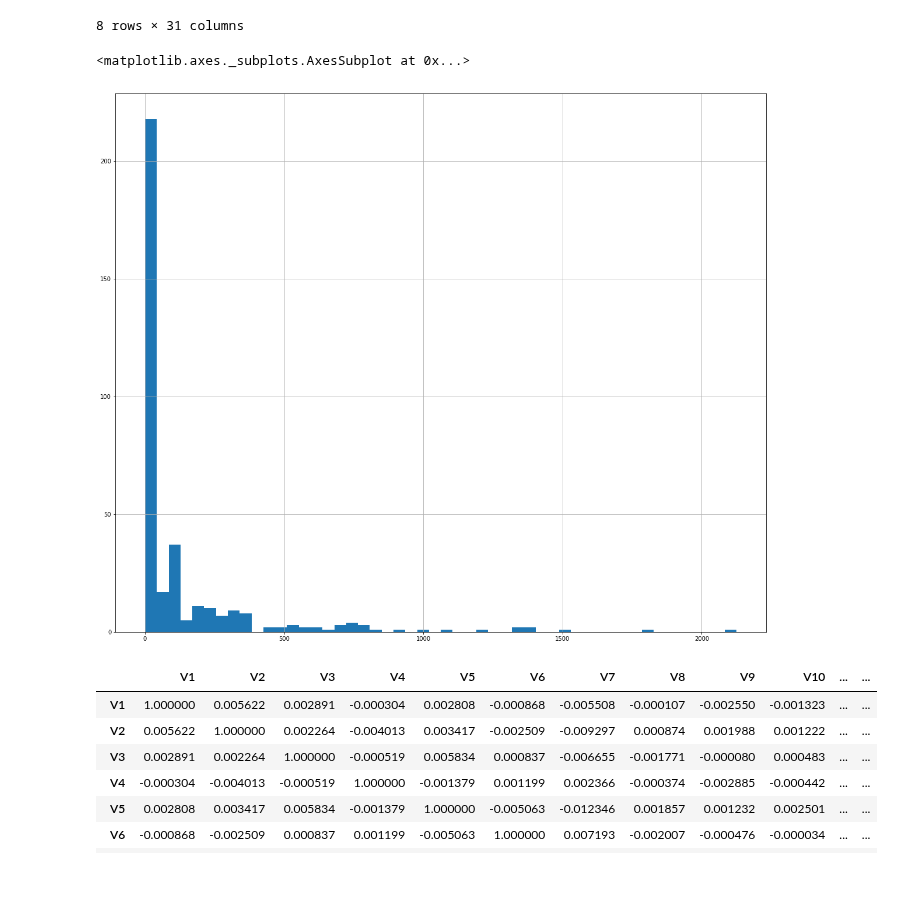
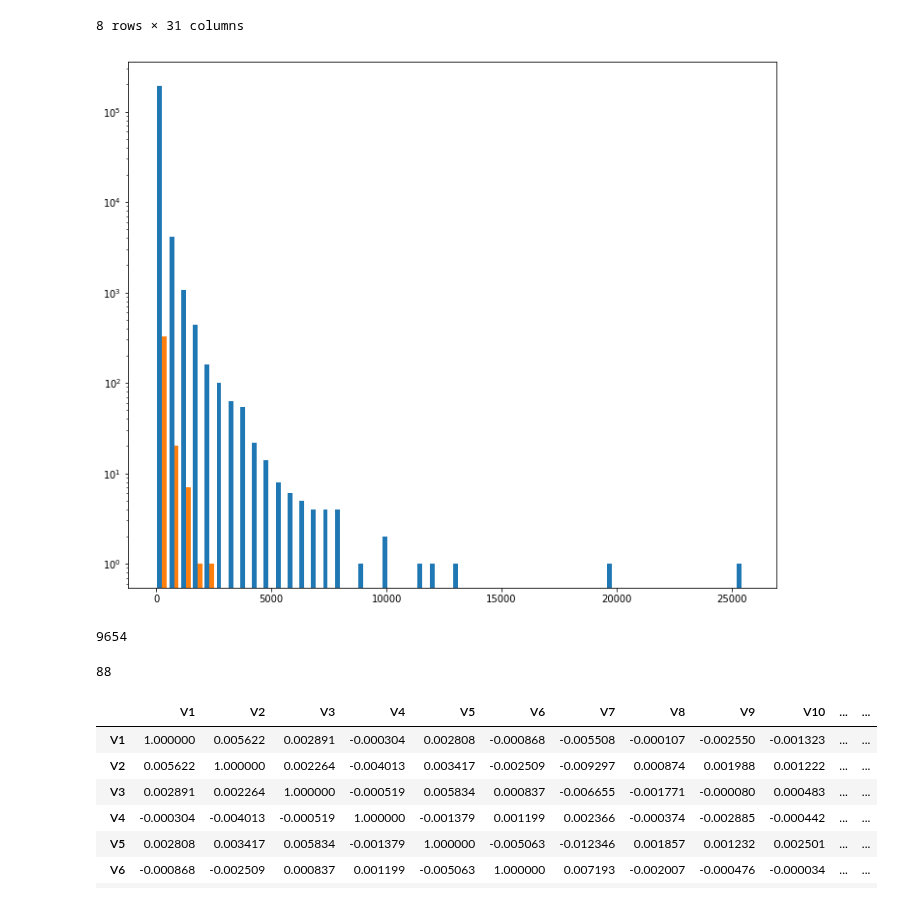
Before and after one commit to KyungjeCho/ml_project_1, a Jupyter notebook: main.ipynb, the cells around one changed output. Cells and saved outputs as stored; diff of their text form; code cells hidden in the pictures.

```diff
--- a/main.ipynb
+++ b/main.ipynb
@@ -52,12 +54,23 @@ df_1.describe()
 | max | 169966.000000 | 2.132386 | 19.167239 | 2.250210 | 12.114672 | 11.095089 | 5.760059 | 5.431271 | 20.007208 | 3.353525 | ... | ... |
 8 rows × 31 columns
 # %%
-plt.figure(figsize=(20, 17))
-df_1.Amount.hist(bins=50)
-#df_0.Amount.hist()
+plt.figure(figsize=(12, 10))
+#df_1.Amount.hist(bins=50)
+#df_0.Amount.hist(bins=50)
+
+plt.hist([df_0.Amount, df_1.Amount], bins=50)
+plt.yscale('log')
+#plt.hist(, bins=50)
 # %% [output]
-<matplotlib.axes._subplots.AxesSubplot at 0x...>
-[figure, old version]
+[figure, new version]
+# %%
+(df_0.Amount == 1).sum()
+# %% [output]
+9654
+# %%
+(df_1.Amount == 1).sum()
+# %% [output]
+88
 # %%
 df.iloc[:, 1: -2].corr()
 # %% [output]
```
Also changed, not shown: parts of 24 cells of this notebook.
